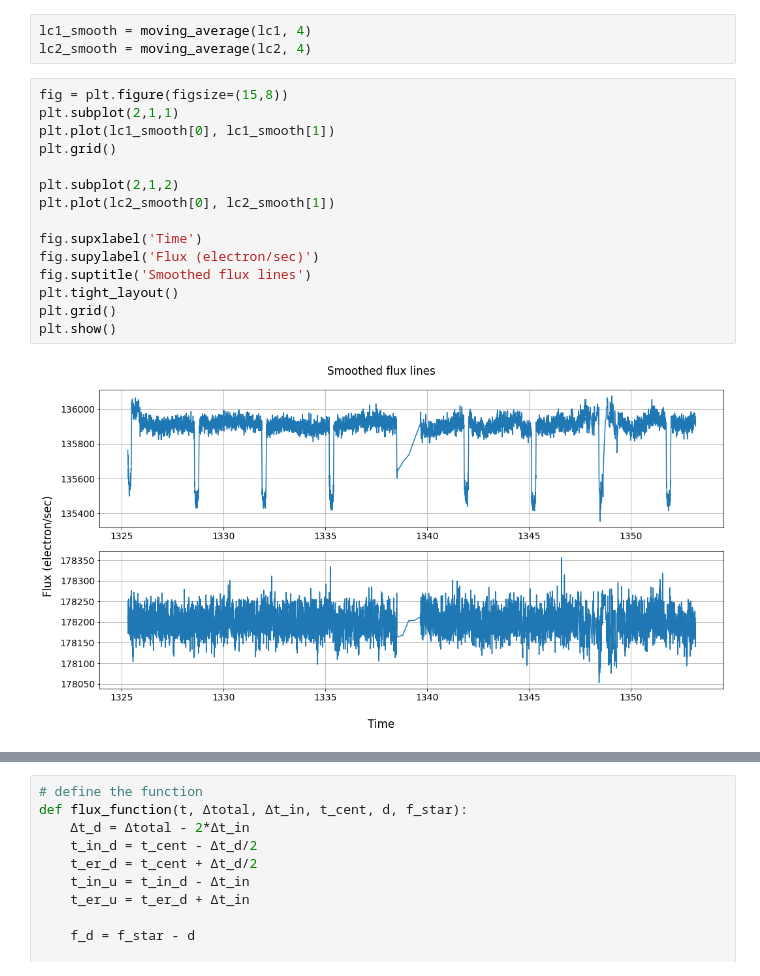
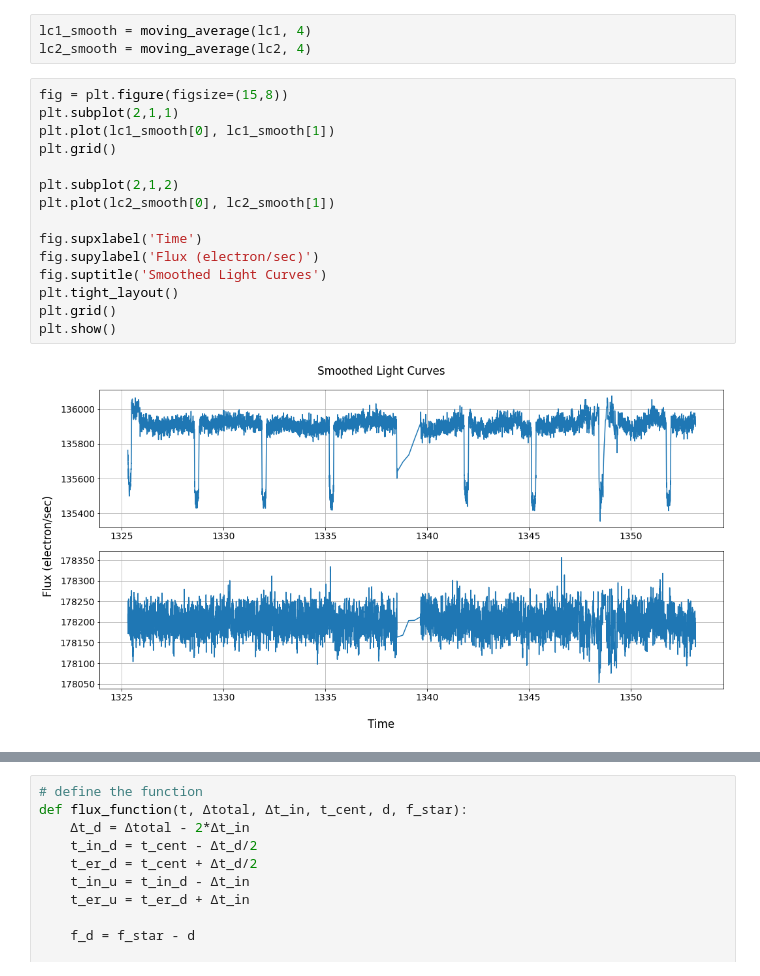
Before and after one commit to leontaridiss/exoplanet_transits, a Jupyter notebook: transits_fits.ipynb, the cells around one changed output, grey strips where cells are left out. Saved outputs shown, nothing was run; the diff lists cells and outputs as text.

```diff
--- a/transits_fits.ipynb
+++ b/transits_fits.ipynb
@@ -64,18 +61,18 @@ lc2_smooth = moving_average(lc2, 4)
 # %%
 fig = plt.figure(figsize=(15,8))
 plt.subplot(2,1,1)
 plt.plot(lc1_smooth[0], lc1_smooth[1])
 plt.grid()
 
 plt.subplot(2,1,2)
 plt.plot(lc2_smooth[0], lc2_smooth[1])
 
 fig.supxlabel('Time')
 fig.supylabel('Flux (electron/sec)')
-fig.suptitle('Smoothed flux lines')
+fig.suptitle('Smoothed Light Curves')
 plt.tight_layout()
 plt.grid()
 plt.show()
 # %% [output]
-[figure, old version]
+[figure, new version]
 # %%
```
Also changed, not shown: parts of 10 cells of this notebook.
